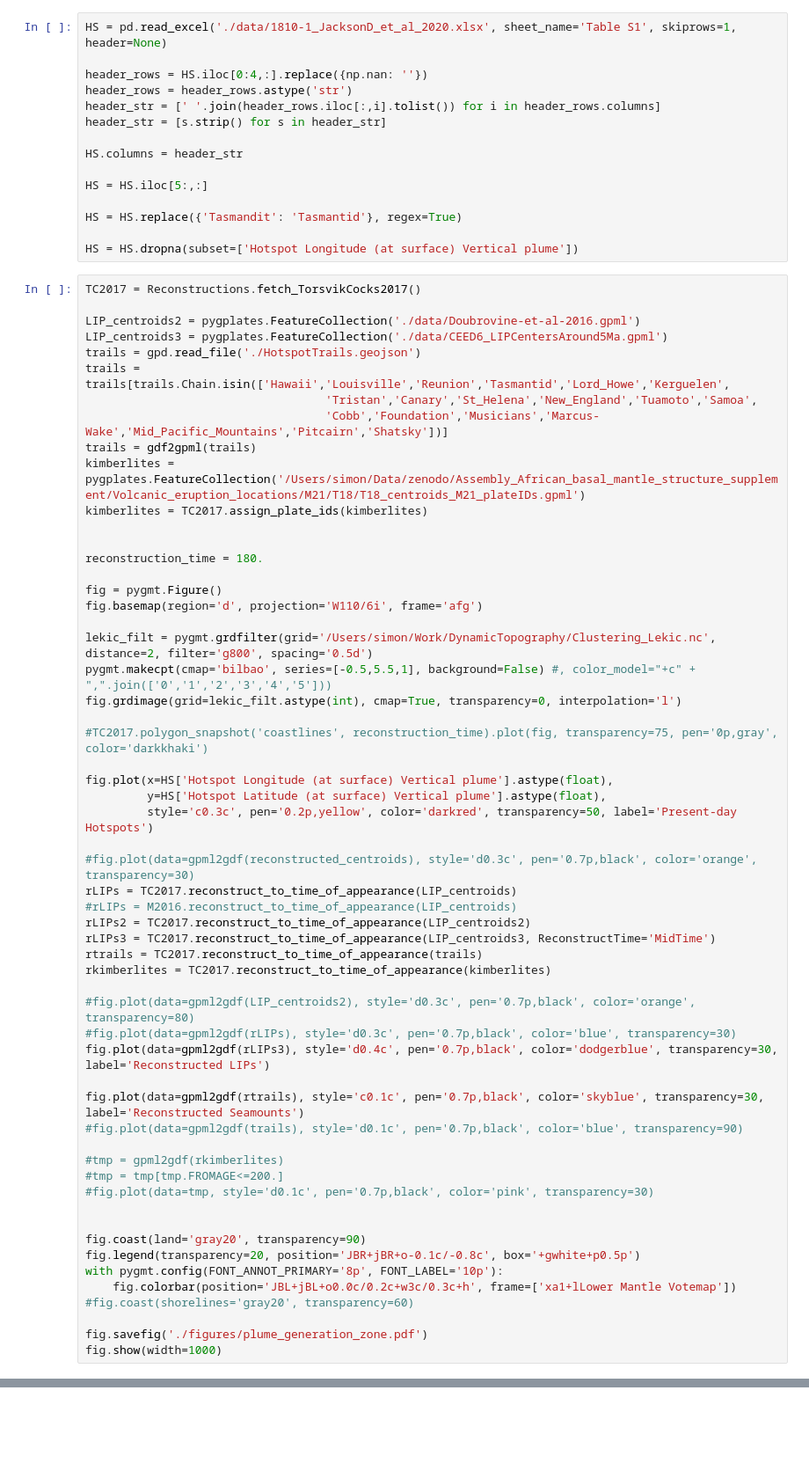
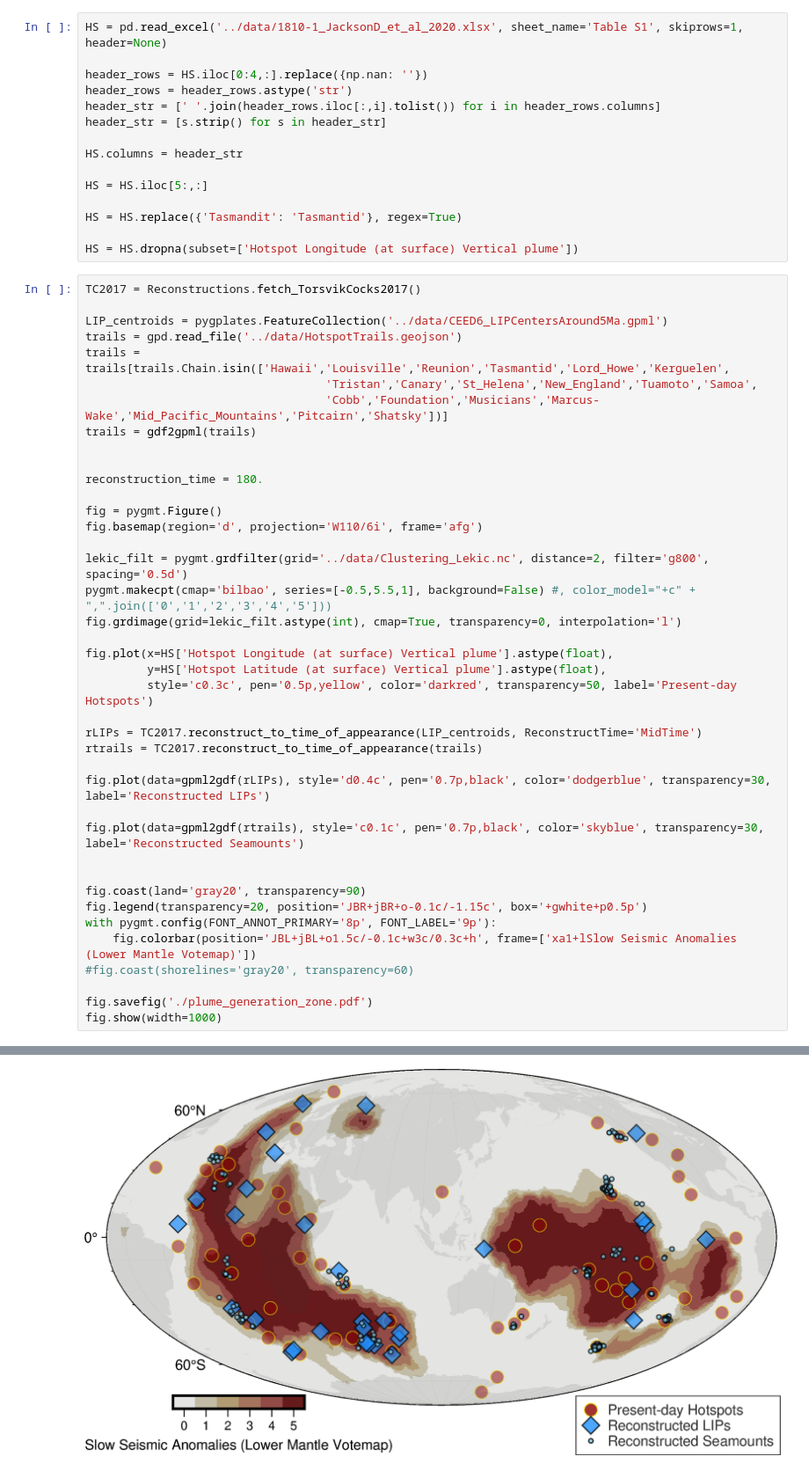
Before and after one commit to siwill22/Deconstructing-Plate-Tectonic-Reconstructions, a Jupyter notebook: Box1/DeepMantleUpwelling.ipynb, the cells around one changed output, grey strips where cells are left out. Shown at 88% size. Saved outputs shown, nothing was run; the diff lists cells and outputs as text; blank space fills up the shorter version.

```diff
--- a/Box1/DeepMantleUpwelling.ipynb
+++ b/Box1/DeepMantleUpwelling.ipynb
@@ -54,7 +56,7 @@ def reconstructed_volcanics(reconstruction_model, reconstruction_time, time_rang
 
     return gpml2gdf(reconstructed_centroids)
 # %%
-HS = pd.read_excel('./data/1810-1_JacksonD_et_al_2020.xlsx', sheet_name='Table S1', skiprows=1, header=None)
+HS = pd.read_excel('../data/1810-1_JacksonD_et_al_2020.xlsx', sheet_name='Table S1', skiprows=1, header=None)
 
 header_rows = HS.iloc[0:4,:].replace({np.nan: ''})
 header_rows = header_rows.astype('str')
@@ -71,15 +73,12 @@ HS = HS.dropna(subset=['Hotspot Longitude (at surface) Vertical plume'])
 # %%
 TC2017 = Reconstructions.fetch_TorsvikCocks2017()
 
-LIP_centroids2 = pygplates.FeatureCollection('./data/Doubrovine-et-al-2016.gpml')
-LIP_centroids3 = pygplates.FeatureCollection('./data/CEED6_LIPCentersAround5Ma.gpml')
-trails = gpd.read_file('./HotspotTrails.geojson')
+LIP_centroids = pygplates.FeatureCollection('../data/CEED6_LIPCentersAround5Ma.gpml')
+trails = gpd.read_file('../data/HotspotTrails.geojson')
 trails = trails[trails.Chain.isin(['Hawaii','Louisville','Reunion','Tasmantid','Lord_Howe','Kerguelen',
                                    'Tristan','Canary','St_Helena','New_England','Tuamoto','Samoa',
                                    'Cobb','Foundation','Musicians','Marcus-Wake','Mid_Pacific_Mountains','Pitcairn','Shatsky'])]
 trails = gdf2gpml(trails)
-kimberlites = pygplates.FeatureCollection('/Users/simon/Data/zenodo/Assembly_African_basal_mantle_structure_supplement/Volcanic_eruption_locations/M21/T18/T18_centroids_M21_plateIDs.gpml')
-kimberlites = TC2017.assign_plate_ids(kimberlites)
 
 
 reconstruction_time = 180.
@@ -87,41 +86,28 @@ reconstruction_time = 180.
 fig = pygmt.Figure()
 fig.basemap(region='d', projection='W110/6i', frame='afg')
 
-lekic_filt = pygmt.grdfilter(grid='/Users/simon/Work/DynamicTopography/Clustering_Lekic.nc', distance=2, filter='g800', spacing='0.5d')
+lekic_filt = pygmt.grdfilter(grid='../data/Clustering_Lekic.nc', distance=2, filter='g800', spacing='0.5d')
 pygmt.makecpt(cmap='bilbao', series=[-0.5,5.5,1], background=False) #, color_model="+c" + ",".join(['0','1','2','3','4','5']))
 fig.grdimage(grid=lekic_filt.astype(int), cmap=True, transparency=0, interpolation='l')
 
-#TC2017.polygon_snapshot('coastlines', reconstruction_time).plot(fig, transparency=75, pen='0p,gray', color='darkkhaki')
-
 fig.plot(x=HS['Hotspot Longitude (at surface) Vertical plume'].astype(float),
          y=HS['Hotspot Latitude (at surface) Vertical plume'].astype(float),
-         style='c0.3c', pen='0.2p,yellow', color='darkred', transparency=50, label='Present-day Hotspots')
+         style='c0.3c', pen='0.5p,yellow', color='darkred', transparency=50, label='Present-day Hotspots')
 
-#fig.plot(data=gpml2gdf(reconstructed_centroids), style='d0.3c', pen='0.7p,black', color='orange', transparency=30)
-rLIPs = TC2017.reconstruct_to_time_of_appearance(LIP_centroids)
-#rLIPs = M2016.reconstruct_to_time_of_appearance(LIP_centroids)
-rLIPs2 = TC2017.reconstruct_to_time_of_appearance(LIP_centroids2)
-rLIPs3 = TC2017.reconstruct_to_time_of_appearance(LIP_centroids3, ReconstructTime='MidTime')
+rLIPs = TC2017.reconstruct_to_time_of_appearance(LIP_centroids, ReconstructTime='MidTime')
 rtrails = TC2017.reconstruct_to_time_of_appearance(trails)
-rkimberlites = TC2017.reconstruct_to_time_of_appearance(kimberlites)
 
-#fig.plot(data=gpml2gdf(LIP_centroids2), style='d0.3c', pen='0.7p,black', color='orange', transparency=80)
-#fig.plot(data=gpml2gdf(rLIPs), style='d0.3c', pen='0.7p,black', color='blue', transparency=30)
-fig.plot(data=gpml2gdf(rLIPs3), style='d0.4c', pen='0.7p,black', color='dodgerblue', transparency=30, label='Reconstructed LIPs')
+fig.plot(data=gpml2gdf(rLIPs), style='d0.4c', pen='0.7p,black', color='dodgerblue', transparency=30, label='Reconstructed LIPs')
 
 fig.plot(data=gpml2gdf(rtrails), style='c0.1c', pen='0.7p,black', color='skyblue', transparency=30, label='Reconstructed Seamounts')
-#fig.plot(data=gpml2gdf(trails), style='d0.1c', pen='0.7p,black', color='blue', transparency=90)
-
-#tmp = gpml2gdf(rkimberlites)
-#tmp = tmp[tmp.FROMAGE<=200.]
-#fig.plot(data=tmp, style='d0.1c', pen='0.7p,black', color='pink', transparency=30)
 
 
 fig.coast(land='gray20', transparency=90)
-fig.legend(transparency=20, position='JBR+jBR+o-0.1c/-0.8c', box='+gwhite+p0.5p')
-with pygmt.config(FONT_ANNOT_PRIMARY='8p', FONT_LABEL='10p'):
-    fig.colorbar(position='JBL+jBL+o0.0c/0.2c+w3c/0.3c+h', frame=['xa1+lLower Mantle Votemap'])
+fig.legend(transparency=20, position='JBR+jBR+o-0.1c/-1.15c', box='+gwhite+p0.5p')
+with pygmt.config(FONT_ANNOT_PRIMARY='8p', FONT_LABEL='9p'):
+    fig.colorbar(position='JBL+jBL+o1.5c/-0.1c+w3c/0.3c+h', frame=['xa1+lSlow Seismic Anomalies (Lower Mantle Votemap)'])
 #fig.coast(shorelines='gray20', transparency=60)
 
-fig.savefig('./figures/plume_generation_zone.pdf')
+fig.savefig('./plume_generation_zone.pdf')
 fig.show(width=1000)
+# %% [output]
@@ -127,0 +115 @@ fig.show(width=1000)
+[figure, added]
```
Also changed, not shown: parts of 2 cells of this notebook.
